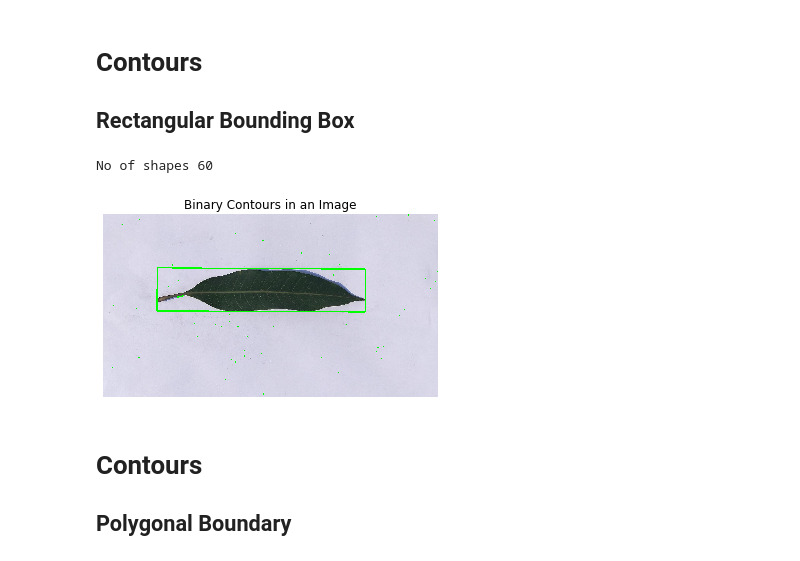
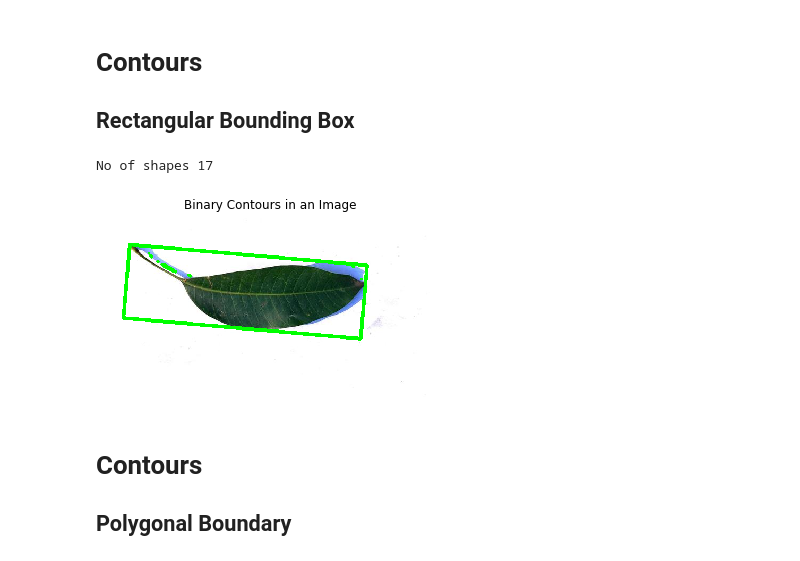
Before and after one commit to cod3rboy/mangoresearch, a Jupyter notebook: haar_wavelet_transform.ipynb, the cells around one changed output. Cells and saved outputs as stored; diff of their text form; code cells hidden in the pictures.

```diff
--- a/haar_wavelet_transform.ipynb
+++ b/haar_wavelet_transform.ipynb
@@ -35,28 +35,28 @@ plt.show()
 # Contours
 ## Rectangular Bounding Box
 # %%
-original_img = cv2.imread('MangoLeavesDatabase/Alphonso/front/alphonso_front_00.jpg')
+original_img = cv2.imread('MangoLeavesDatabase/Alphonso/front/alphonso_front_4fso23tcw5kzr1qgrj5sje48.jpg')
 original_img = cv2.cvtColor(original_img, cv2.COLOR_BGR2RGB)
 img2gray = cv2.cvtColor(original_img, cv2.COLOR_RGB2GRAY)
 
 retval, img = cv2.threshold(img2gray,0, 255,cv2.THRESH_BINARY+cv2.THRESH_OTSU)
 img = np.bitwise_not(img)
 contours, _ = cv2.findContours(img, cv2.RETR_EXTERNAL, cv2.CHAIN_APPROX_SIMPLE)
 print('No of shapes {0}'.format(len(contours)))
 
 for cnt in contours:
     rect = cv2.minAreaRect(cnt)
     box = cv2.boxPoints(rect)
     box = np.int0(box)
     img = cv2.drawContours(original_img, [box], 0, (0, 255, 0), 5)
 plt.figure('Contours')
 plt.axis('off')
 plt.imshow(img)
 plt.title('Binary Contours in an Image')
 plt.show()
 # %% [output]
-No of shapes 60
+No of shapes 17
-[figure, old version]
+[figure, new version]
 # %% [markdown]
 # Contours
 ## Polygonal Boundary
```
Also changed, not shown: parts of 6 cells of this notebook, 1 other file.
